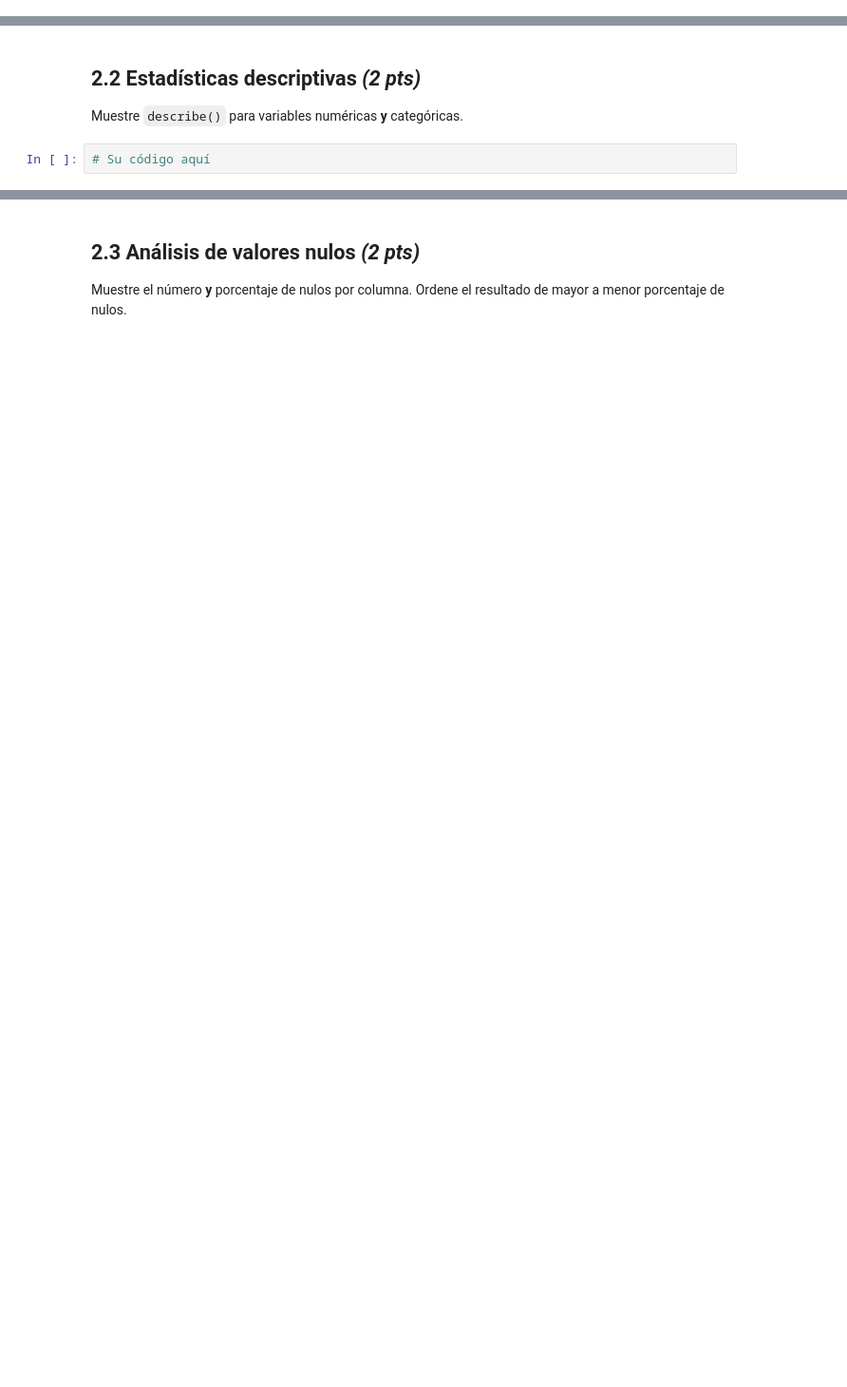
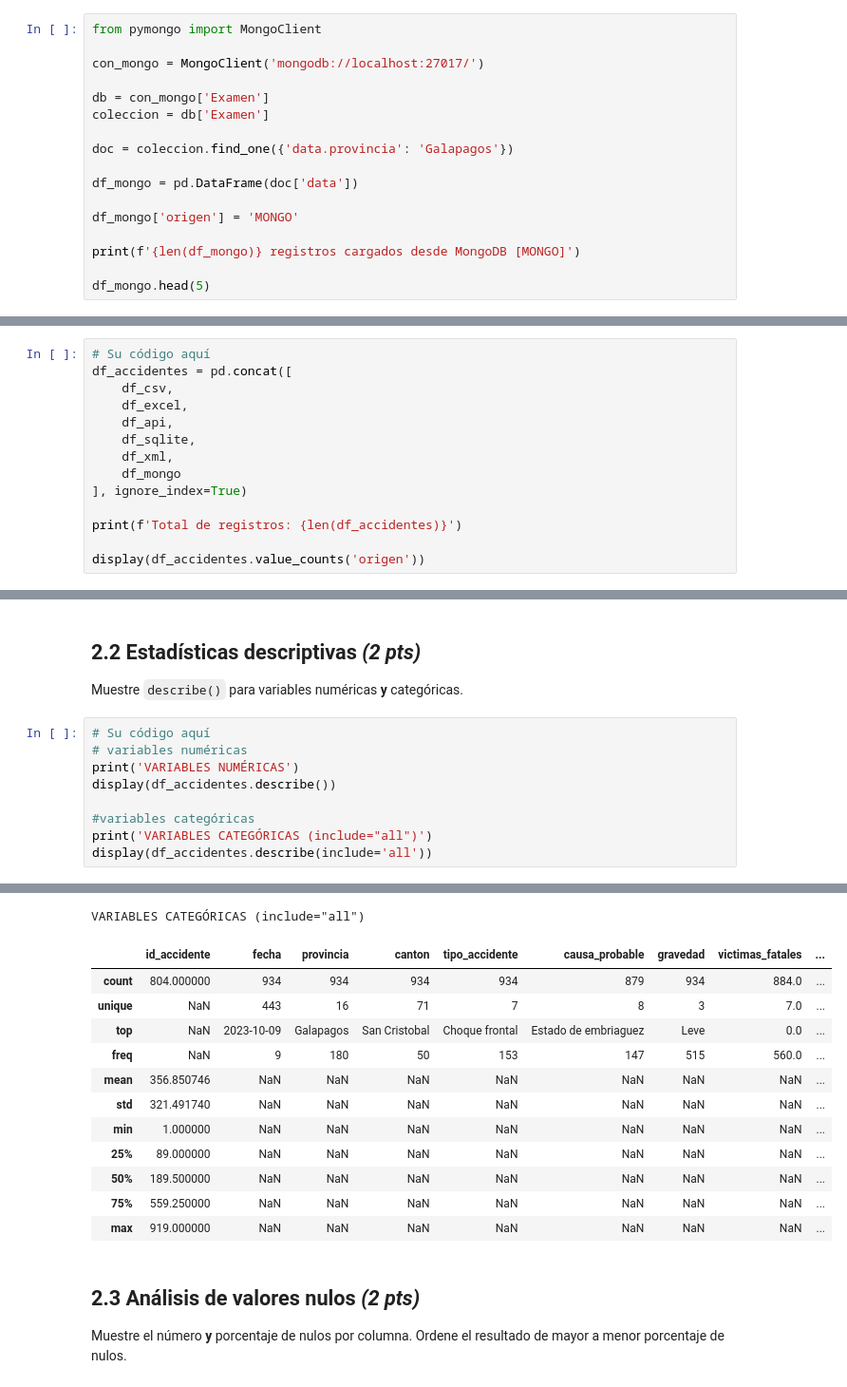
Before and after one commit to sghast/ADD, a Jupyter notebook: Deber 9 - Examen I/examen_accidentes_ecuador v1.ipynb, the cells around one changed output, grey strips where cells are left out. Shown at 95% size. Drawn from its saved outputs; the diff is of its cells as text; blank space fills up the shorter version.

Commit message:
Avance 2 Deber 9 (Corrección Examen I)

```diff
--- a/Deber 9 - Examen I/examen_accidentes_ecuador v1.ipynb
+++ b/Deber 9 - Examen I/examen_accidentes_ecuador v1.ipynb
@@ -198,0 +195,17 @@ con_mongo = MongoClient('mongodb://localhost:27017/')
+# %%
+from pymongo import MongoClient
+
+con_mongo = MongoClient('mongodb://localhost:27017/')
+
+db = con_mongo['Examen']
+coleccion = db['Examen']
+
+doc = coleccion.find_one({'data.provincia': 'Galapagos'})
+
+df_mongo = pd.DataFrame(doc['data'])
+
+df_mongo['origen'] = 'MONGO'
+
+print(f'{len(df_mongo)} registros cargados desde MongoDB [MONGO]')
+
+df_mongo.head(5)
@@ -205,0 +225,14 @@ Muestre el total de registros y cuántos vinieron de cada fuente (`value_counts`
+# %%
+# Su código aquí
+df_accidentes = pd.concat([
+    df_csv,
+    df_excel,
+    df_api,
+    df_sqlite,
+    df_xml,
+    df_mongo
+], ignore_index=True)
+
+print(f'Total de registros: {len(df_accidentes)}')
+
+display(df_accidentes.value_counts('origen'))
@@ -217,5 +293,13 @@ Muestre: número de filas y columnas, tipos de datos de cada columna y las prime
 ## 2.2 Estadísticas descriptivas _(2 pts)_
 
 Muestre `describe()` para variables numéricas **y** categóricas.
-# %%
-# Su código aquí
+# %%
+# Su código aquí
+# variables numéricas
+print('VARIABLES NUMÉRICAS')
+display(df_accidentes.describe())
+
+#variables categóricas
+print('VARIABLES CATEGÓRICAS (include="all")')
+display(df_accidentes.describe(include='all'))
+# %% [output]
@@ -222,3 +316,16 @@ Muestre `describe()` para variables numéricas **y** categóricas.
+VARIABLES CATEGÓRICAS (include="all")
+|  | id_accidente | fecha | provincia | canton | tipo_accidente | causa_probable | gravedad | victimas_fatales | ... |
+| count | 804.000000 | 934 | 934 | 934 | 934 | 879 | 934 | 884.0 | ... |
+| unique | NaN | 443 | 16 | 71 | 7 | 8 | 3 | 7.0 | ... |
+| top | NaN | 2023-10-09 | Galapagos | San Cristobal | Choque frontal | Estado de embriaguez | Leve | 0.0 | ... |
+| freq | NaN | 9 | 180 | 50 | 153 | 147 | 515 | 560.0 | ... |
+| mean | 356.850746 | NaN | NaN | NaN | NaN | NaN | NaN | NaN | ... |
+| std | 321.491740 | NaN | NaN | NaN | NaN | NaN | NaN | NaN | ... |
+| min | 1.000000 | NaN | NaN | NaN | NaN | NaN | NaN | NaN | ... |
+| 25% | 89.000000 | NaN | NaN | NaN | NaN | NaN | NaN | NaN | ... |
+| 50% | 189.500000 | NaN | NaN | NaN | NaN | NaN | NaN | NaN | ... |
+| 75% | 559.250000 | NaN | NaN | NaN | NaN | NaN | NaN | NaN | ... |
+| max | 919.000000 | NaN | NaN | NaN | NaN | NaN | NaN | NaN | ... |
 # %% [markdown]
 ## 2.3 Análisis de valores nulos _(2 pts)_
 
```
Also changed, not shown: parts of 37 cells of this notebook.
